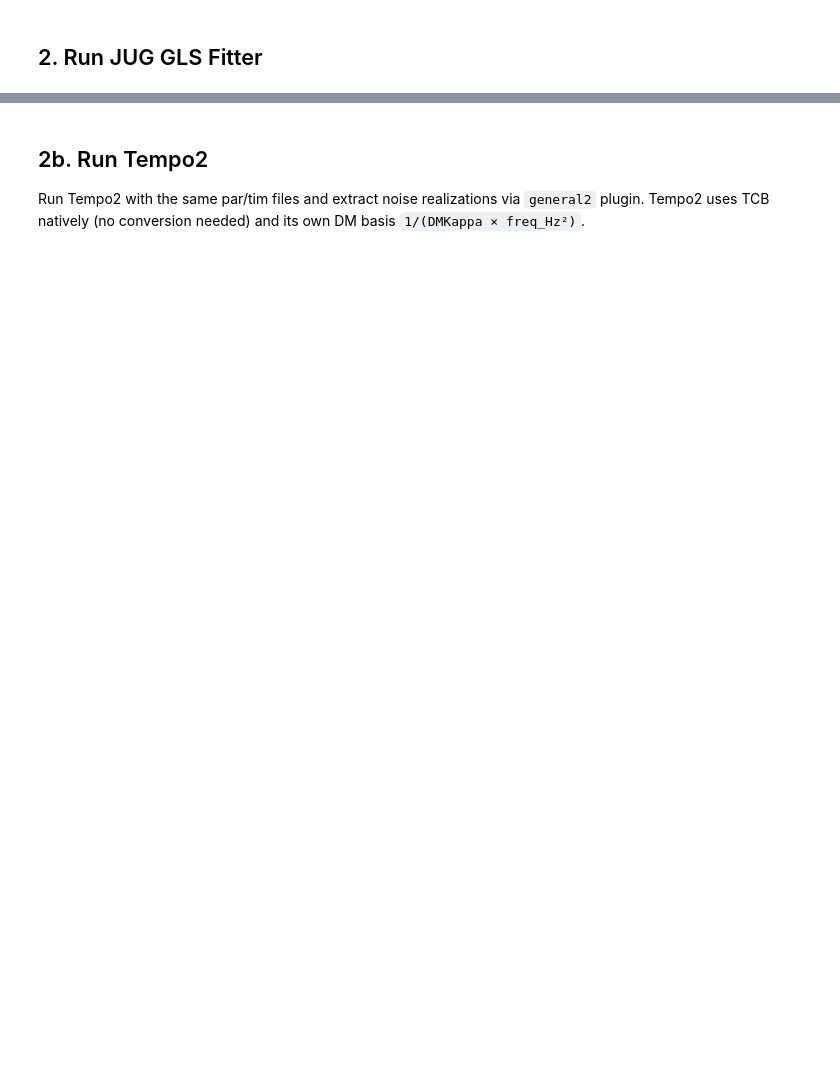
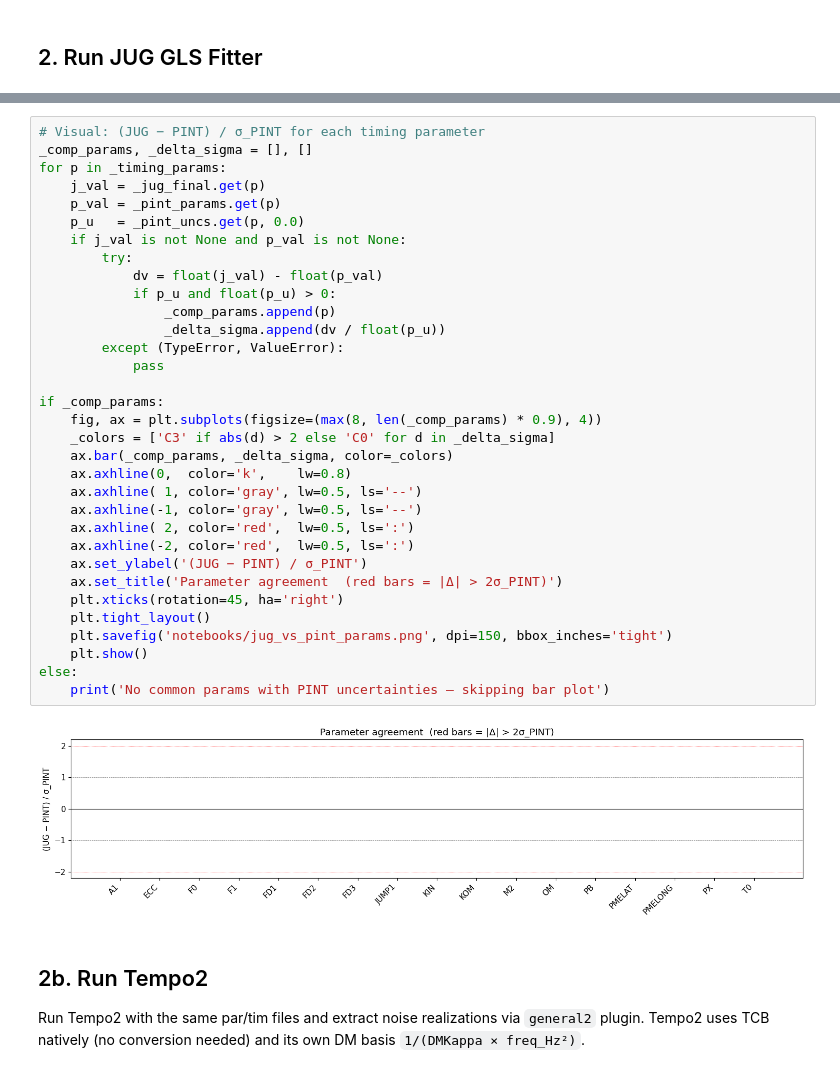
Before and after one commit to MattTMiles/jug, a Jupyter notebook: notebooks/jug_vs_pint_noise_comparison.ipynb, the cells around one changed output, grey strips where cells are left out. Saved outputs shown, nothing was run; the diff lists cells and outputs as text; blank space fills up the shorter version.

```diff
--- a/notebooks/jug_vs_pint_noise_comparison.ipynb
+++ b/notebooks/jug_vs_pint_noise_comparison.ipynb
@@ -93,3 +2199,38 @@ print(f'  Noise-subtracted RMS: {np.std(jug_resids_us - jug_total_us):.4f} µs')
+# %%
+# Visual: (JUG − PINT) / σ_PINT for each timing parameter
+_comp_params, _delta_sigma = [], []
+for p in _timing_params:
+    j_val = _jug_final.get(p)
+    p_val = _pint_params.get(p)
+    p_u   = _pint_uncs.get(p, 0.0)
+    if j_val is not None and p_val is not None:
+        try:
+            dv = float(j_val) - float(p_val)
+            if p_u and float(p_u) > 0:
+                _comp_params.append(p)
+                _delta_sigma.append(dv / float(p_u))
+        except (TypeError, ValueError):
+            pass
+
+if _comp_params:
+    fig, ax = plt.subplots(figsize=(max(8, len(_comp_params) * 0.9), 4))
+    _colors = ['C3' if abs(d) > 2 else 'C0' for d in _delta_sigma]
+    ax.bar(_comp_params, _delta_sigma, color=_colors)
+    ax.axhline(0,  color='k',    lw=0.8)
+    ax.axhline( 1, color='gray', lw=0.5, ls='--')
+    ax.axhline(-1, color='gray', lw=0.5, ls='--')
+    ax.axhline( 2, color='red',  lw=0.5, ls=':')
+    ax.axhline(-2, color='red',  lw=0.5, ls=':')
+    ax.set_ylabel('(JUG − PINT) / σ_PINT')
+    ax.set_title('Parameter agreement  (red bars = |Δ| > 2σ_PINT)')
+    plt.xticks(rotation=45, ha='right')
+    plt.tight_layout()
+    plt.savefig('notebooks/jug_vs_pint_params.png', dpi=150, bbox_inches='tight')
+    plt.show()
+else:
+    print('No common params with PINT uncertainties — skipping bar plot')
+# %% [output]
+[figure, added]
 # %% [markdown]
 ## 2b. Run Tempo2
 
```
Also changed, not shown: parts of 39 cells of this notebook, 4 other files.
